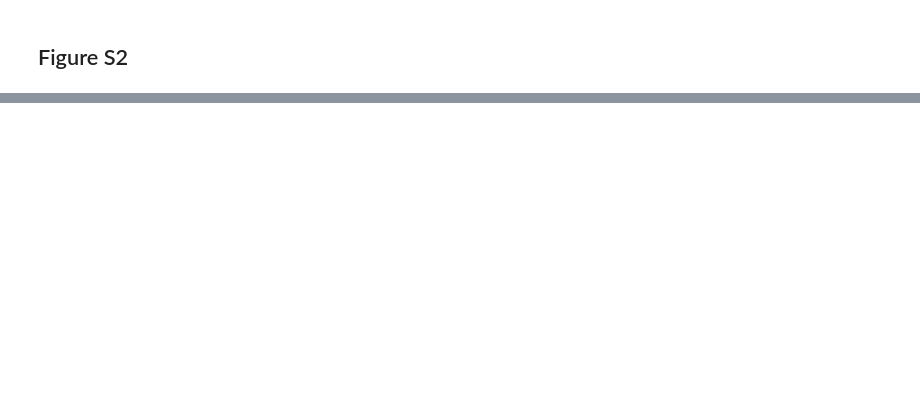
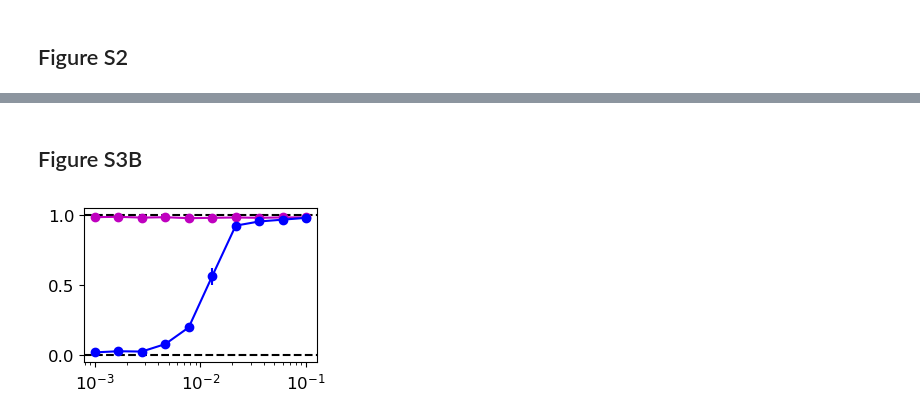
Before and after one commit to orivoire/evosexdimo, a Jupyter notebook: Figs.ipynb, the cells around one changed output, grey strips where cells are left out. Cells and saved outputs as stored; diff of their text form; code cells hidden in the pictures; blank space fills up the shorter version.

```diff
--- a/Figs.ipynb
+++ b/Figs.ipynb
@@ -320,0 +410,18 @@ xlabel(L"$K$",fontsize=12); ylabel(L"$\kappa/\kappa^*$",fontsize=12);
+# %% [markdown]
+## Figure S3B
+# %%
+K = 100
+u_soft_values = [0]
+prob_mig_values = [10^i for i in range(-3,stop=-1,length=10)]
+
+filename = "data_figS3B"
+res_kf, res_km = simu_kappa_read_migr(filename, K, T, Nstat, prob_mig_values)
+
+figure(figsize=(3, 2))
+axhline(0, ls="--", color="k")
+axhline(1, ls="--", color="k")
+errorbar(prob_mig_values, [mean(res_kf[prob_mig])/kstar for prob_mig in prob_mig_values], yerr=[std(res_kf[prob_mig]/kstar)/sqrt(Nstat) for prob_mig in prob_mig_values], marker=".", markersize=12, color="m")
+errorbar(prob_mig_values, [mean(res_km[prob_mig])/kstar for prob_mig in prob_mig_values], yerr=[std(res_km[prob_mig]/kstar)/sqrt(Nstat) for prob_mig in prob_mig_values], marker=".", markersize=12, color="b");
+xticks(0:.1:1, fontsize=12); yticks([0,.5,1], fontsize=12); xscale("log");
+# %% [output]
+[figure, added]
```
Also changed, not shown: parts of 19 cells of this notebook, 1 other file.
